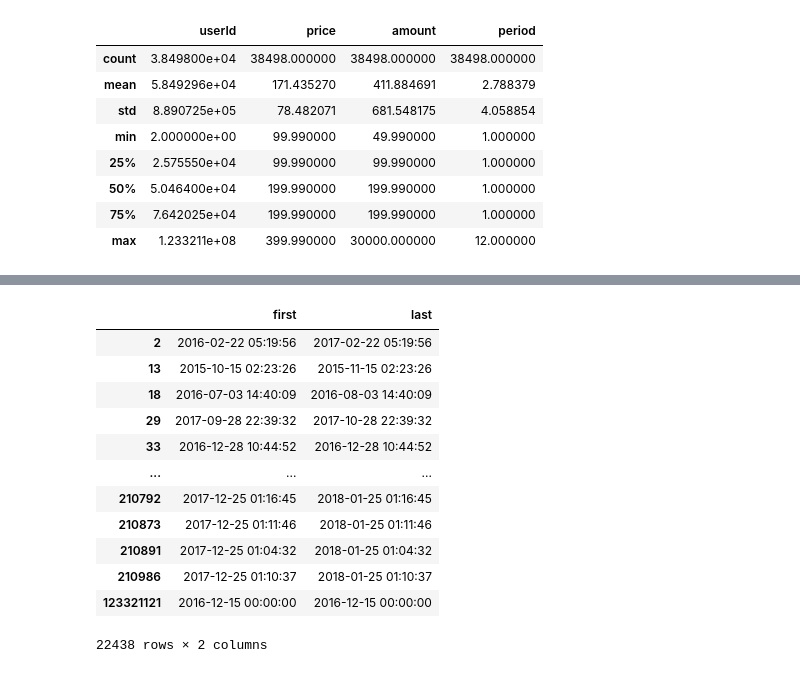
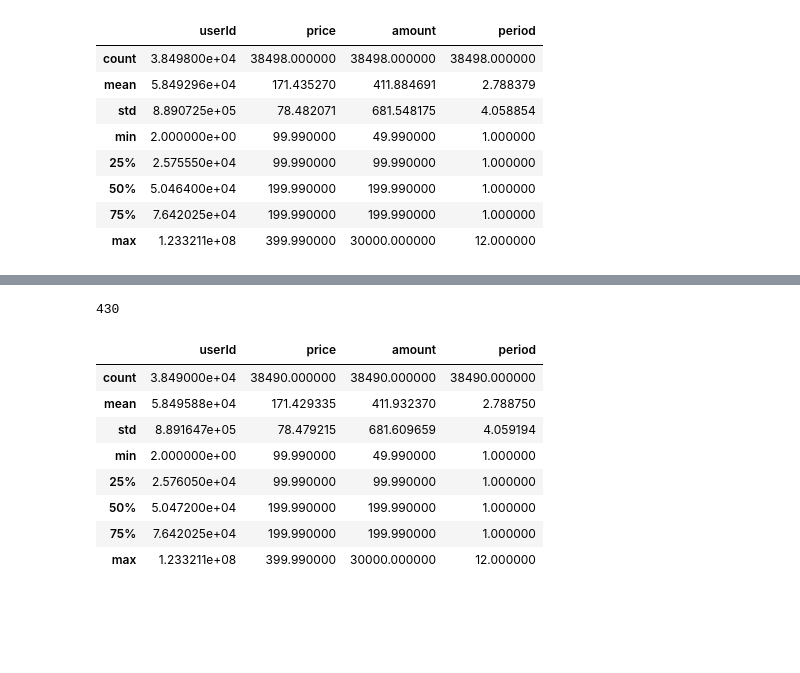
Before and after one commit to yukontaf/HeadRepo, a Jupyter notebook: NRepo/DSw-190B.ipynb, the cells around one changed output, grey strips where cells are left out. Cells and saved outputs as stored; diff of their text form; code cells hidden in the pictures; blank space fills up the shorter version.

```diff
--- a/NRepo/DSw-190B.ipynb
+++ b/NRepo/DSw-190B.ipynb
@@ -348,20 +271,41 @@ dff['period'] = dff['period'].apply(lambda x: pd.DateOffset(months=x))
-# %%
-dff.loc[2, 'first'] + dff.loc[2, 'period']
-dff['last'] = dff['first'] + dff['period']
-dff = dff.drop('period', axis=1)
-dff
-# %% [output]
-|  | first | last |
-| 2 | 2016-02-22 05:19:56 | 2017-02-22 05:19:56 |
-| 13 | 2015-10-15 02:23:26 | 2015-11-15 02:23:26 |
-| 18 | 2016-07-03 14:40:09 | 2016-08-03 14:40:09 |
-| 29 | 2017-09-28 22:39:32 | 2017-10-28 22:39:32 |
-| 33 | 2016-12-28 10:44:52 | 2016-12-28 10:44:52 |
-| ... | ... | ... |
-| 210792 | 2017-12-25 01:16:45 | 2018-01-25 01:16:45 |
-| 210873 | 2017-12-25 01:11:46 | 2018-01-25 01:11:46 |
-| 210891 | 2017-12-25 01:04:32 | 2018-01-25 01:04:32 |
-| 210986 | 2017-12-25 01:10:37 | 2018-01-25 01:10:37 |
-| 123321121 | 2016-12-15 00:00:00 | 2016-12-15 00:00:00 |
-22438 rows × 2 columns
+# %%
+groups = df.groupby('userId')['transactionTime']
+d = dict(list(groups))
+lifetimes = {i: sorted(np.array(j.values)) for i, j in d.items()}
+lifetimes;
+dff = pd.DataFrame(index=lifetimes.keys(), columns=['first', 'last'],
+                   )
+lifetimes = list(lifetimes.values())
+for i in range(len(lifetimes)):
+    lifetimes[i] = [lifetimes[i][0], lifetimes[i][-1]]
+f = pd.Series(index=dff.index, data=[lifetimes[i][0] for i in range(len(lifetimes))])
+l = pd.Series(index=dff.index, data=[lifetimes[i][1] for i in range(len(lifetimes))])
+dff['first'], dff['last'] = f, l
+
+t = dff[dff['first'] == dff['last']]
+t_time = df.set_index('userId').loc[t.index]
+dff = dff.assign(period=t_time.loc[t.index, 'period'])
+dff = dff.fillna(0)
+dff['period'] = dff['period'].apply(lambda x: pd.DateOffset(months=x))
+dff.loc[2, 'first'] + dff.loc[2, 'period']
+dff['last'] = dff['first'] + dff['period']
+dff = dff.drop('period', axis=1)
+dff['lt'] = dff['last'] - dff['first']
+dff['lt'] = dff['lt'].apply(lambda x: x.days)
+dff['lt'] = dff['lt'].apply(lambda x: 30 if x == 0 else x)
+dff.to_sql('user_lifetime', if_exists='replace', con=con)
+# %% [output]
+430
+# %%
+df.describe()
+# %% [output]
+|  | userId | price | amount | period |
+| count | 3.849000e+04 | 38490.000000 | 38490.000000 | 38490.000000 |
+| mean | 5.849588e+04 | 171.429335 | 411.932370 | 2.788750 |
+| std | 8.891647e+05 | 78.479215 | 681.609659 | 4.059194 |
+| min | 2.000000e+00 | 99.990000 | 49.990000 | 1.000000 |
+| 25% | 2.576050e+04 | 99.990000 | 99.990000 | 1.000000 |
+| 50% | 5.047200e+04 | 199.990000 | 199.990000 | 1.000000 |
+| 75% | 7.642025e+04 | 199.990000 | 199.990000 | 1.000000 |
+| max | 1.233211e+08 | 399.990000 | 30000.000000 | 12.000000 |
 # %%
```
Also changed, not shown: parts of 27 cells of this notebook, 12 other files.
